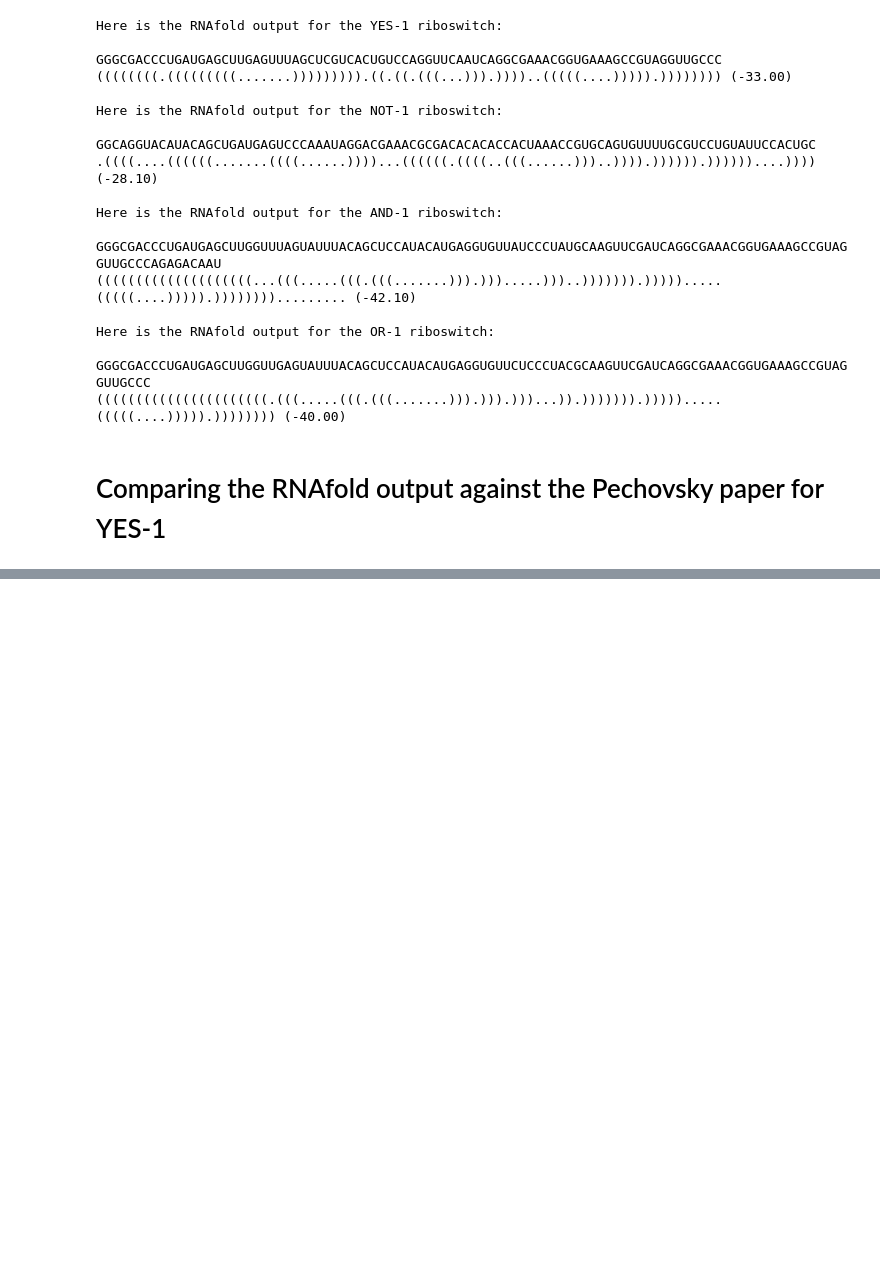
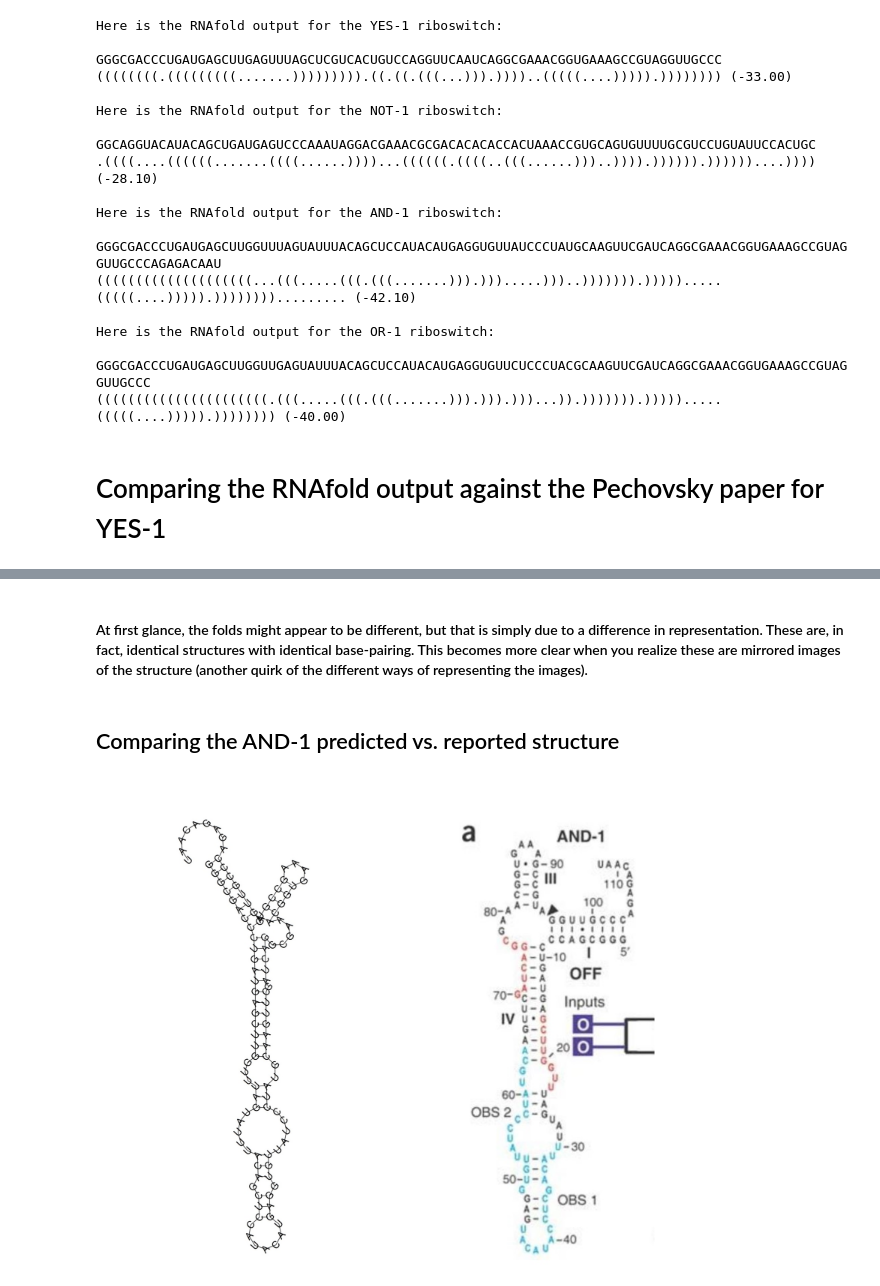
Before and after one commit to SkinnerCM/BioE_231, a Jupyter notebook: Lab/Lab_05/Colin_Skinner_Lab_05.ipynb, the cells around one changed output, grey strips where cells are left out. Drawn from its saved outputs; the diff is of its cells as text; code cells hidden in the pictures; blank space fills up the shorter version.

```diff
--- a/Lab/Lab_05/Colin_Skinner_Lab_05.ipynb
+++ b/Lab/Lab_05/Colin_Skinner_Lab_05.ipynb
@@ -109,0 +97,9 @@ Image(filename = PATH + "yes1_predicted.jpg", width=300, height=300)
+# %% [markdown]
+#### At first glance, the folds might appear to be different, but that is simply due to a difference in representation. These are, in fact, identical structures with identical base-pairing. This becomes more clear when you realize these are mirrored images of the structure (another quirk of the different ways of representing the images).
+# %% [markdown]
+## Comparing the AND-1 predicted vs. reported structure
+# %%
+PATH = "C:/Users/cms/Desktop/BioE 231/Lab/Lab_05/fold_pics/"
+Image(filename = PATH + "and1foldvpred.jpg", width=600, height=600)
+# %% [output]
+[figure, added]
```
Also changed, not shown: parts of 40 cells of this notebook.
